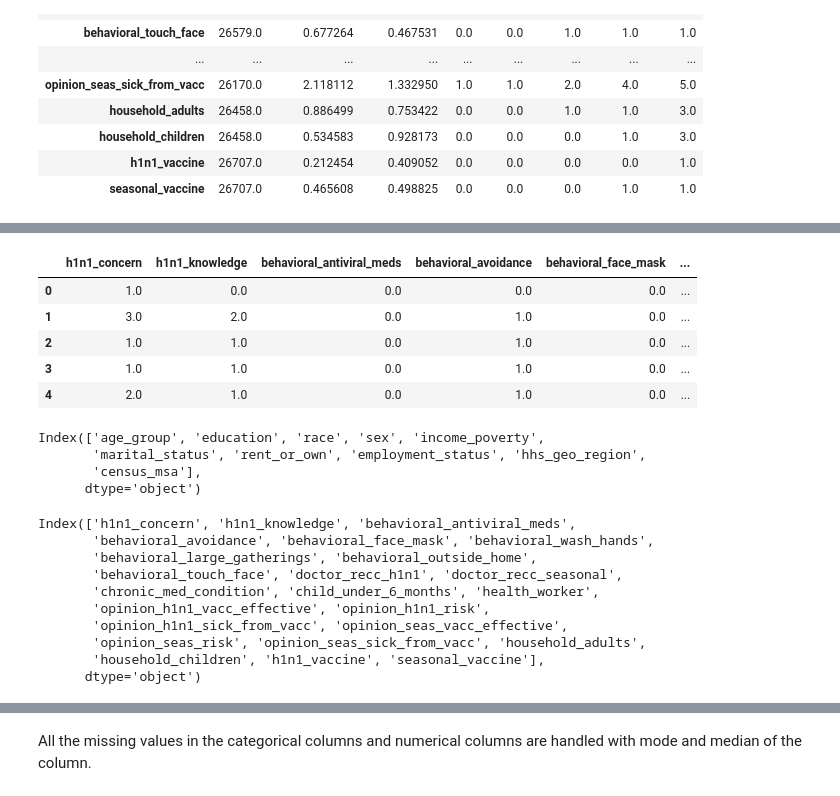
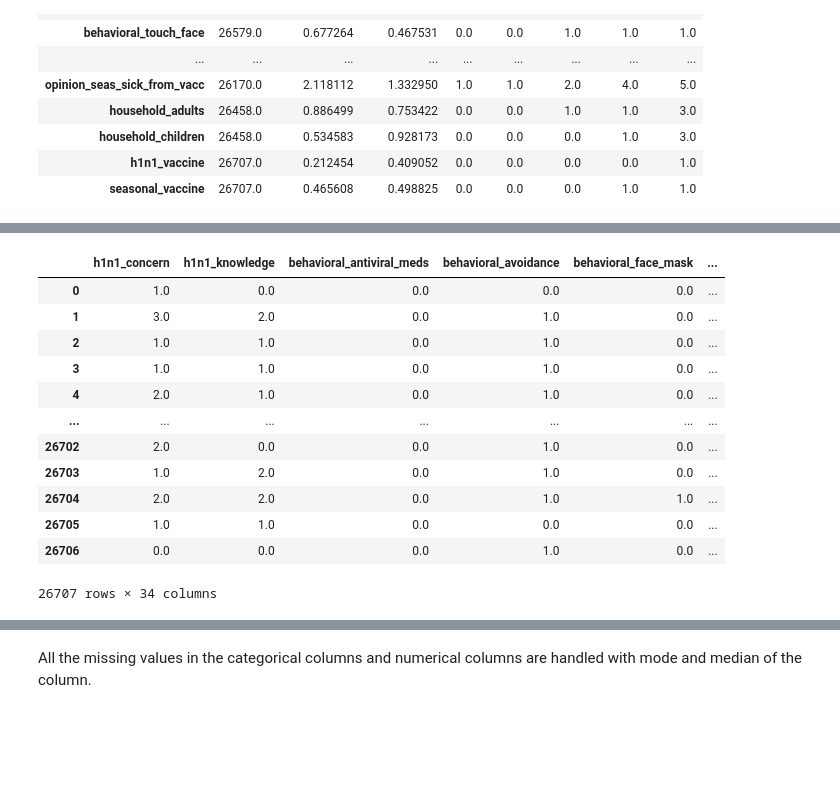
Before and after one commit to DhammikePremachandra/Predicting-H1N1-and-Seasonal-Flu-Vaccines, a Jupyter notebook: Predict_H1N1_Flu.ipynb, the cells around one changed output, grey strips where cells are left out. Saved outputs shown, nothing was run; the diff lists cells and outputs as text; code cells hidden in the pictures; blank space fills up the shorter version.

Commit message:
Done EDA,Encoding and splitting data

```diff
--- a/Predict_H1N1_Flu.ipynb
+++ b/Predict_H1N1_Flu.ipynb
@@ -178,45 +188,46 @@ df_train_data.columns.to_list()
  'h1n1_vaccine',
  'seasonal_vaccine']
 # %%
-# Dropping out the columns that almost 50% data are missing and do not
-# need for the further analysis.
-columns_to_drop = [
-    'respondent_id',
-    'health_insurance',
-    'employment_industry',
-    'employment_occupation'
-]
+def steps_of_preprocessing(dataframe):
+    # Dropping out the columns that almost 50% data are missing and do not
+    # need for the further analysis.
+    columns_to_drop = [
+        'respondent_id',
+        'health_insurance',
+        'employment_industry',
+        'employment_occupation'
+    ]
 
-df_train_data.drop(columns_to_drop, axis=1, inplace=True)
-df_train_data.head()
+    dataframe.drop(columns_to_drop, axis=1, inplace=True)
+
+    # Identifiyng categorical columns.
+    cat_columns = dataframe.select_dtypes(include='object').columns
+
+    # Identifying numerical columns.
+    num_columns = dataframe.select_dtypes(include=[np.number]).columns
+
+    # Imputing missing values with mode for categorical columns.
+    for col in cat_columns:
+        dataframe[col].fillna(dataframe[col].mode()[0], inplace=True)
+
+    # Imputing missing values with median for numerical columns.
+    for colu in num_columns:
+        dataframe[colu].fillna(dataframe[colu].median(), inplace=True)
+
+    return dataframe
+
+steps_of_preprocessing(dataframe=df_train_data)
 # %% [output]
 |  | h1n1_concern | h1n1_knowledge | behavioral_antiviral_meds | behavioral_avoidance | behavioral_face_mask | ... |
 | 0 | 1.0 | 0.0 | 0.0 | 0.0 | 0.0 | ... |
 | 1 | 3.0 | 2.0 | 0.0 | 1.0 | 0.0 | ... |
 | 2 | 1.0 | 1.0 | 0.0 | 1.0 | 0.0 | ... |
 | 3 | 1.0 | 1.0 | 0.0 | 1.0 | 0.0 | ... |
 | 4 | 2.0 | 1.0 | 0.0 | 1.0 | 0.0 | ... |
+| ... | ... | ... | ... | ... | ... | ... |
+| 26702 | 2.0 | 0.0 | 0.0 | 1.0 | 0.0 | ... |
+| 26703 | 1.0 | 2.0 | 0.0 | 1.0 | 0.0 | ... |
+| 26704 | 2.0 | 2.0 | 0.0 | 1.0 | 1.0 | ... |
+| 26705 | 1.0 | 1.0 | 0.0 | 0.0 | 0.0 | ... |
+| 26706 | 0.0 | 0.0 | 0.0 | 1.0 | 0.0 | ... |
+26707 rows × 34 columns
-# %%
-# Identifiyng categorical columns.
-cat_columns = df_train_data.select_dtypes(include='object').columns
-cat_columns
-# %% [output]
-Index(['age_group', 'education', 'race', 'sex', 'income_poverty',
-       'marital_status', 'rent_or_own', 'employment_status', 'hhs_geo_region',
-       'census_msa'],
-      dtype='object')
-# %%
-# Identifying numerical columns.
-num_columns = df_train_data.select_dtypes(include=[np.number]).columns
-num_columns
-# %% [output]
-Index(['h1n1_concern', 'h1n1_knowledge', 'behavioral_antiviral_meds',
-       'behavioral_avoidance', 'behavioral_face_mask', 'behavioral_wash_hands',
-       'behavioral_large_gatherings', 'behavioral_outside_home',
-       'behavioral_touch_face', 'doctor_recc_h1n1', 'doctor_recc_seasonal',
-       'chronic_med_condition', 'child_under_6_months', 'health_worker',
-       'opinion_h1n1_vacc_effective', 'opinion_h1n1_risk',
-       'opinion_h1n1_sick_from_vacc', 'opinion_seas_vacc_effective',
-       'opinion_seas_risk', 'opinion_seas_sick_from_vacc', 'household_adults',
-       'household_children', 'h1n1_vaccine', 'seasonal_vaccine'],
-      dtype='object')
```
Also changed, not shown: parts of 18 cells of this notebook.
